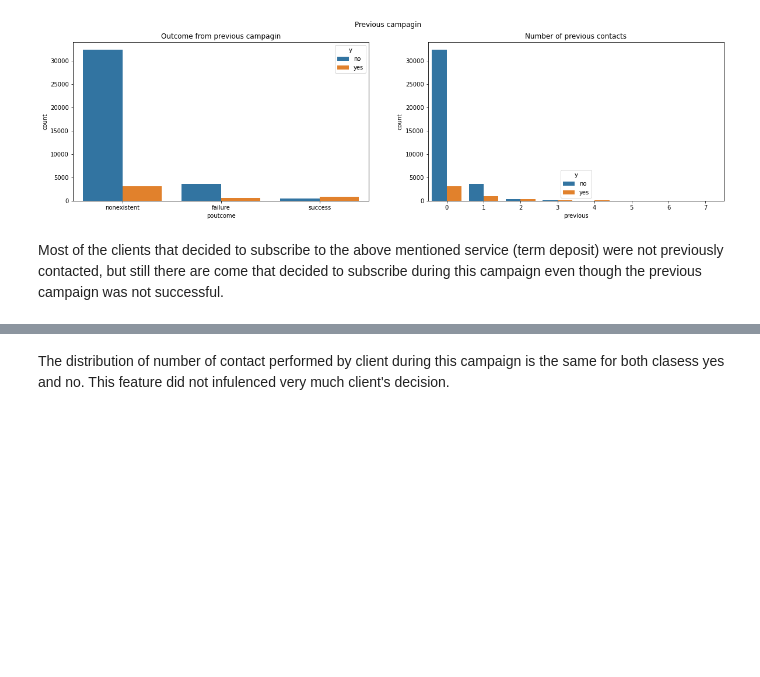
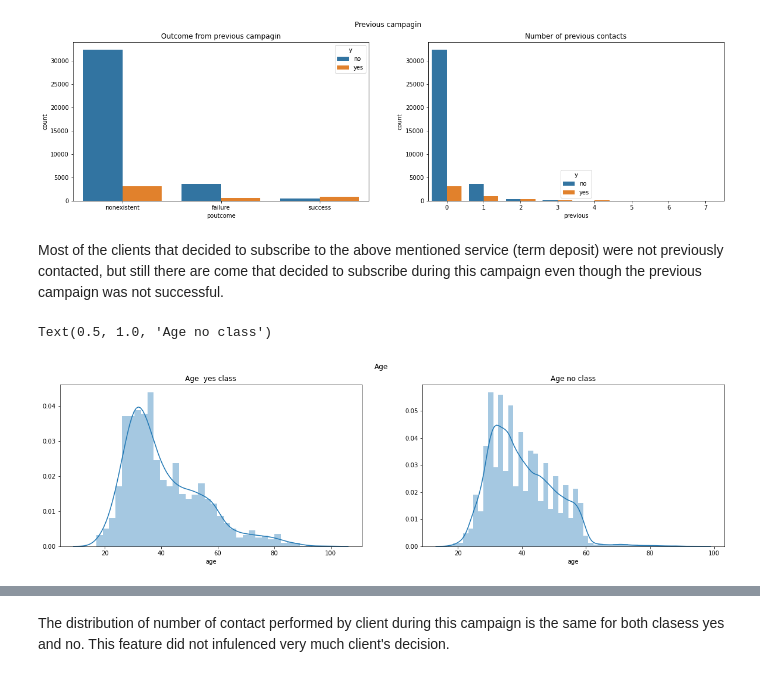
Before and after one commit to Marija258/Banking_Project_Deposits, a Jupyter notebook: EDA Analysis.ipynb, the cells around one changed output, grey strips where cells are left out. Drawn from its saved outputs; the diff is of its cells as text; code cells hidden in the pictures; blank space fills up the shorter version.

```diff
--- a/EDA Analysis.ipynb
+++ b/EDA Analysis.ipynb
@@ -398,6 +382,20 @@ Text(0.5, 1.0, 'Number of previous contacts')
 [figure]
 # %% [markdown]
 Most of the clients that decided to subscribe to the above mentioned service (term deposit) were not previously contacted, but still there are come that decided to subscribe during this campaign even though the previous campaign was not successful.
+# %%
+fig, axes = plt.subplots(1, 2, figsize=(20, 5))
+fig.suptitle('Age')
+
+plt.subplot(121)
+class_yes= df.query('y == "yes"')
+sns.distplot(class_yes['age']).set_title('Age  yes class')
+
+plt.subplot(122)
+class_no= df.query('y != "yes"')
+sns.distplot( class_no['age']).set_title('Age no class')
+# %% [output]
+Text(0.5, 1.0, 'Age no class')
+[figure, added]
 # %%
 fig, axes = plt.subplots(1, 2, figsize=(20, 5))
 fig.suptitle('Number of contacts performed ')
```
Also changed, not shown: parts of 4 cells of this notebook.
